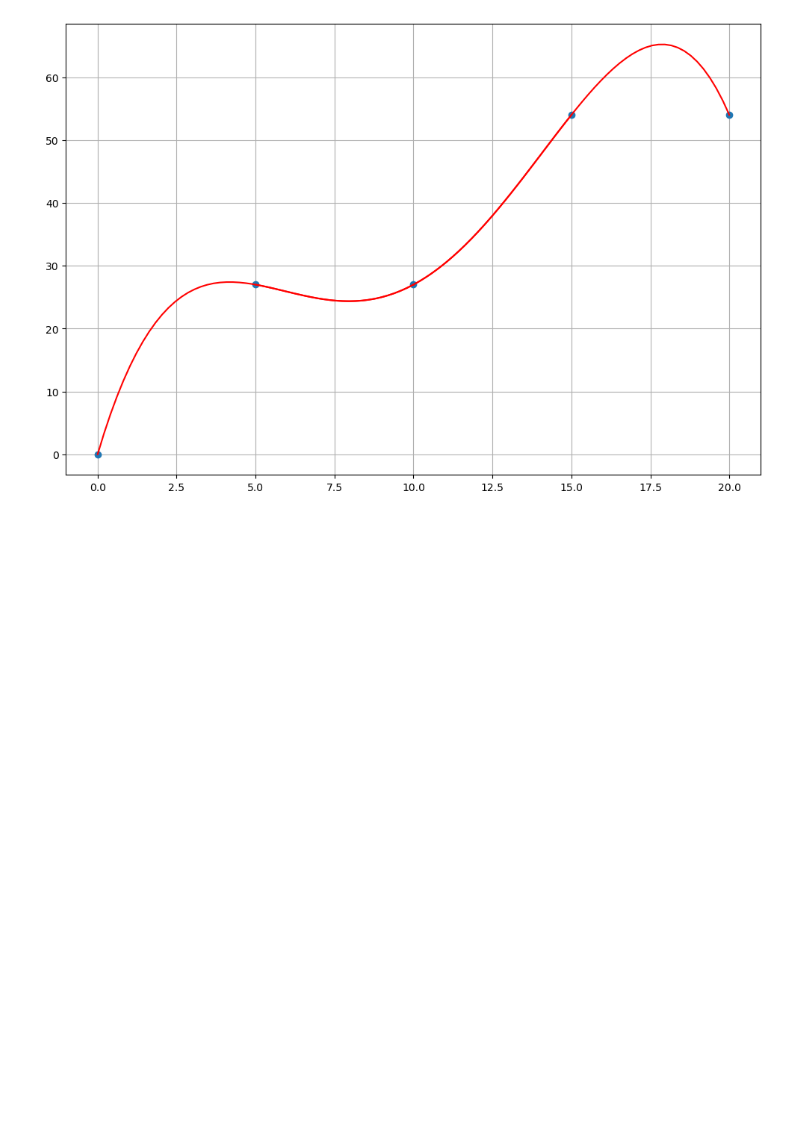
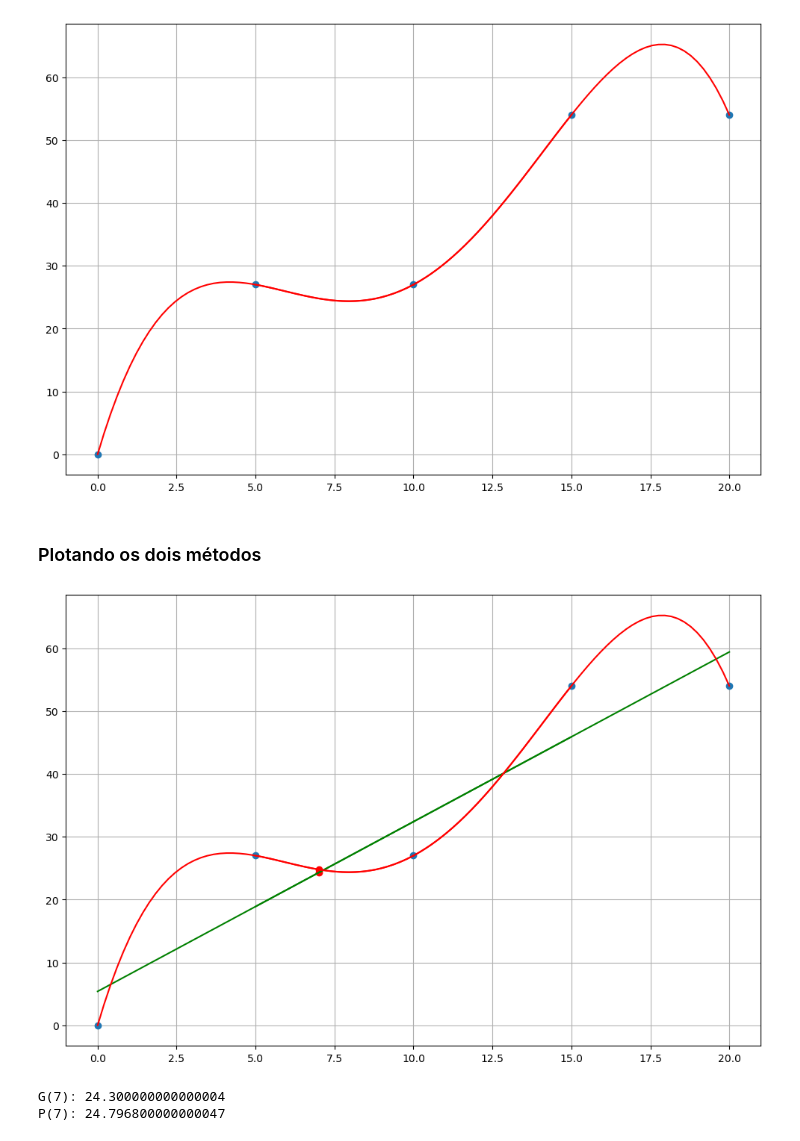
Before and after one commit to victorjean9/Prova-Metodos, a Jupyter notebook: Questao4.ipynb, the cells around one changed output. Drawn from its saved outputs; the diff is of its cells as text; code cells hidden in the pictures; blank space fills up the shorter version.

```diff
--- a/Questao4.ipynb
+++ b/Questao4.ipynb
@@ -72,11 +74,13 @@ a,b = mmq(t_minutos, v_kmh)
 # %%
 fig = plt.figure(figsize=(12,8), dpi= 100)
 ax = plt.axes()
-x = t_minutos
-y = a*x + b
+x = np.linspace(t_minutos, 10)
+
+g_x = a*x + b
+gSete = a*7 + b
 
 plt.plot(t_minutos, v_kmh, 'o', color='black');
-plt.plot(x, y, color='blue');
+plt.plot(x, g_x, color='blue');
 
 plt.grid()
 plt.show()
@@ -109,10 +117,35 @@ print(vetor_gerado)
 fig = plt.figure(figsize=(12,8), dpi= 100)
 ax = plt.axes()
 x = np.linspace(t_minutos, 10)
-y = vetor_gerado[0] + vetor_gerado[1] * x + vetor_gerado[2] * x**2 + vetor_gerado[3] * x**3 + vetor_gerado[4] * x**4
+
+p_x = vetor_gerado[0] + vetor_gerado[1] * x + vetor_gerado[2] * x**2 + vetor_gerado[3] * x**3 + vetor_gerado[4] * x**4
+pSete = vetor_gerado[0] + vetor_gerado[1] * 7 + vetor_gerado[2] * 7**2 + vetor_gerado[3] * 7**3 + vetor_gerado[4] * 7**4
+
 plt.plot(t_minutos, v_kmh, 'o');
-plt.plot(x, y, color='red');
+plt.plot(x, p_x, color='red');
 plt.grid()
 plt.show()
 # %% [output]
 [figure]
+# %% [markdown]
+### Plotando os dois métodos
+# %%
+fig = plt.figure(figsize=(12,8), dpi= 100)
+ax = plt.axes()
+x = np.linspace(t_minutos, 10)
+
+plt.plot(t_minutos, v_kmh, 'o');
+plt.plot(7, gSete, 'o', color='red');
+plt.plot(7, pSete, 'o', color='red');
+plt.plot(x, g_x, color='green');
+plt.plot(x, p_x, color='red');
+plt.grid()
+plt.show()
+# %% [output]
+[figure, added]
+# %%
+print("G(7):", gSete)
+print("P(7):", pSete)
+# %% [output]
+G(7): 24.300000000000004
+P(7): 24.796800000000047
```
Also changed, not shown: parts of 3 cells of this notebook, 2 other files.
